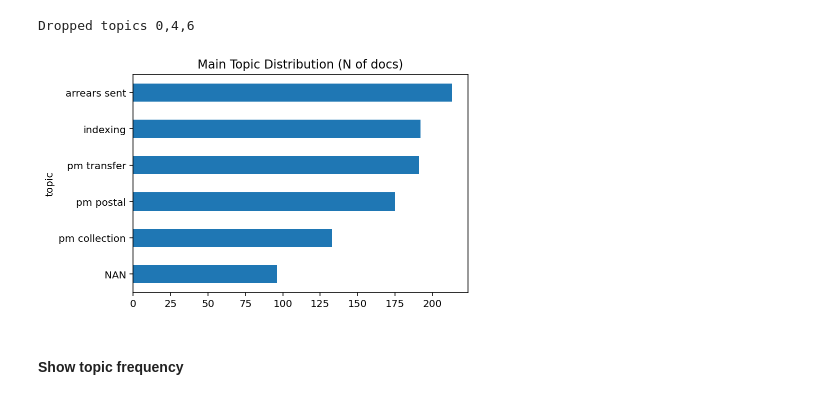
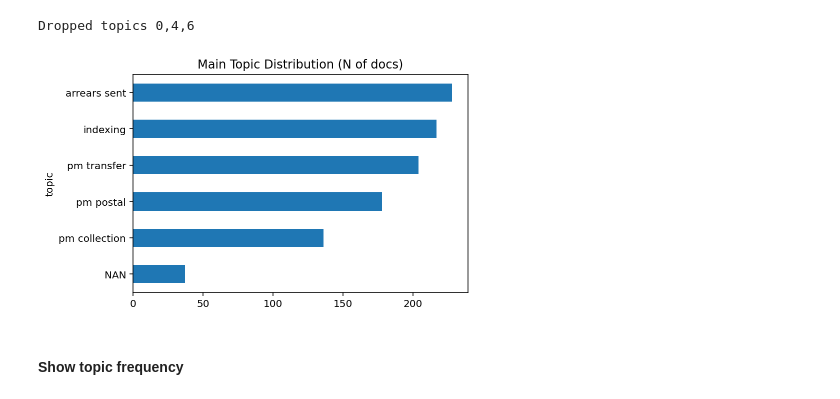
Before and after one commit to poorjanos/CCC-Topic-Modeling, a Jupyter notebook: notebooks/2.1-pj-nmf-1gram.ipynb, the cells around one changed output. Drawn from its saved outputs; the diff is of its cells as text; code cells hidden in the pictures.

```diff
--- a/notebooks/2.1-pj-nmf-1gram.ipynb
+++ b/notebooks/2.1-pj-nmf-1gram.ipynb
@@ -79,12 +79,12 @@ Dropped topics 0,4,6
 # %%
 %matplotlib inline
 %config InlineBackend.figure_format='retina'
 
 doc_main_topic, main_topic = topic_mdl.get_main_topic(topic_names = ['pm collection', 'indexing', 'arrears sent', 'pm postal', 'pm transfer', 'NAN'],\
-                                    threshold = 0.025)
+                                    threshold = 0.015)
 main_topic['count'][::-1].plot.barh(title = 'Main Topic Distribution (N of docs)');
 # %% [output]
-[figure, old version]
+[figure, new version]
 # %% [markdown]
 #### Show topic frequency
 # %%
```
Also changed, not shown: parts of 13 cells of this notebook, 2 other files.
